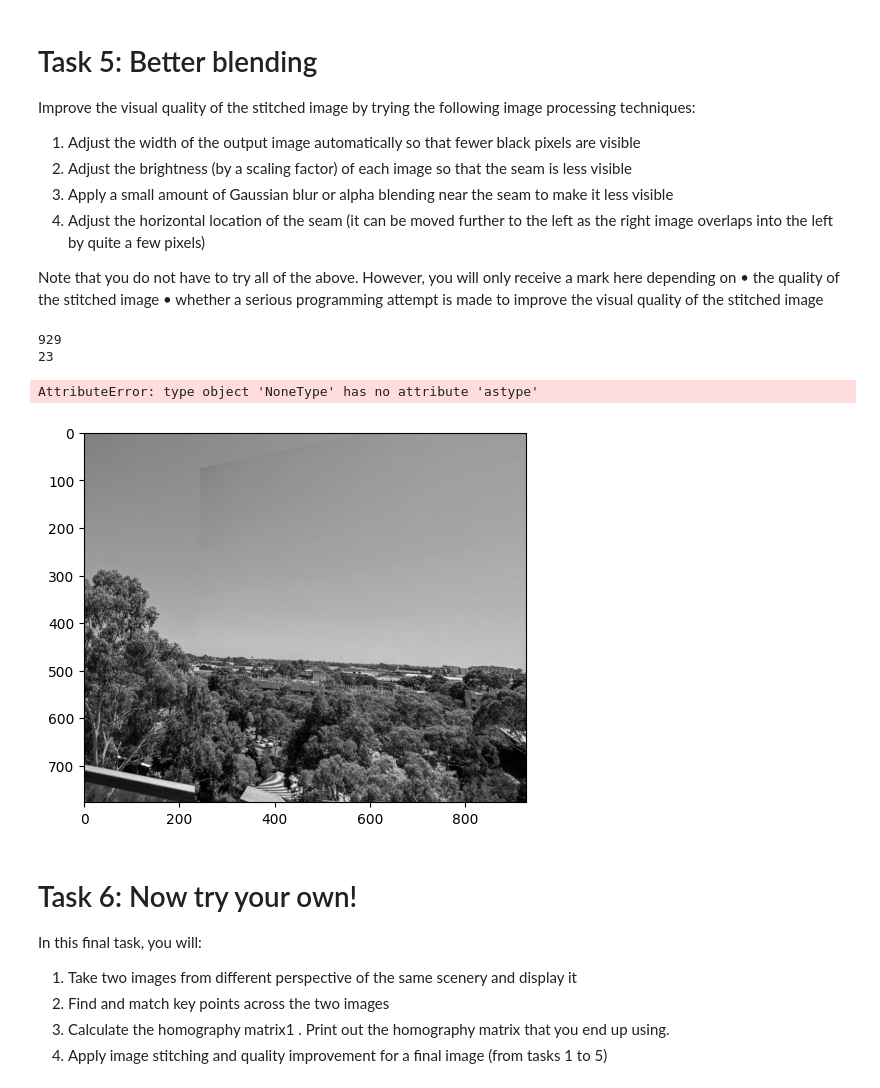
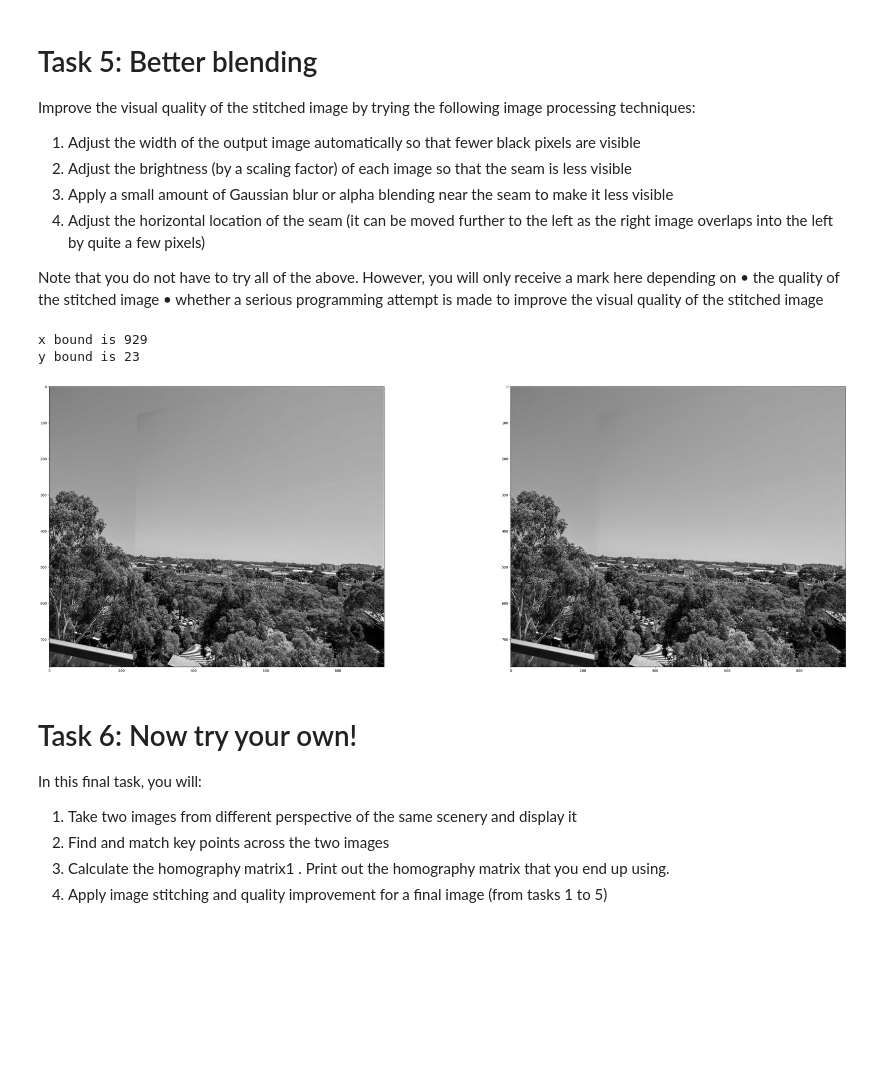
Before and after one commit to jame-slatta/ECE4076_2026, a Jupyter notebook: Lab02/Lab2_student_template.ipynb, the cells around one changed output. Saved outputs shown, nothing was run; the diff lists cells and outputs as text; code cells hidden in the pictures; blank space fills up the shorter version.

```diff
--- a/Lab02/Lab2_student_template.ipynb
+++ b/Lab02/Lab2_student_template.ipynb
@@ -213,57 +213,24 @@ Note that you do not have to try all of the above. However, you will only receiv
 # Write your code here
 
 # The right image appears darker: scale the brightness of the right image and then stitch the images together again
-brightness_scale = 1.07
-bright_right = np.clip(img_right * brightness_scale, 0, 255).astype(np.uint8)
-brightened_image = stitch_images(img_left, bright_right, homography)
+brightness_scale = 1.1
+bright_img = np.clip(img_right * brightness_scale, 0, 255).astype(np.uint8)
+bright_stitch_img = stitch_images(img_left, bright_img, homography)
 
 # loops through each column looking for the first full non-zero column and crops the image at that point
 # Output
 # x - int: the value of the full non-zero column
-def find_col():
-     for x in range(new_img.shape[1] - 1, 0, -1):
-          col = new_img[:, x]
+def find_col(img):
+     for x in range(img.shape[1] - 1, 0, -1):
+          col = img[:, x]
           if (col != 0).all():
                return x
 
 # loops through each row looking for the first full non-zero row and crops the image at that point
 # Output
 # y - int: the value of the full non-zero row
-def find_row():
-     for y in range(0, new_img.shape[0] - 1, 1):
-          row = new_img[y, :new_img.shape[0] - 1]
+def find_row(img):
+     for y in range(0, img.shape[0] - 1, 1):
+          row = img[y, :img.shape[0] - 1]
           if (row != 0).all():
                return y
-
-x_bound = find_col()
-y_bound = find_row()
-
-print(x_bound)
-print(y_bound)
-
-#array slicing to crop image by the above bounds
-brightened_image = brightened_image[y_bound:, :x_bound, :]
-
-# adjust brightness
-plt.figure()
-plt.imshow(brightened_image)
-
-def make_gaussian_kernel(d=5,sigma=3):
-    xx,yy = np.meshgrid(np.arange(d),np.arange(d))
-    f = 1.0/np.sqrt((2*np.pi)**2*sigma**2*sigma**2)*np.exp(-0.5*((xx-d/2)**2 + (yy-d/2)**2)/sigma**2)
-    return f
-
-def gaussian_blur(img, kernel):
-     pad_size = kernel.shape[0] // 2
-     padded_img = np.pad(img, ((pad_size, pad_size), (pad_size, pad_size), (0, 0)), mode='constant')
-     brightened_image = np.zeros_like(img)
-     for y in range(img.shape[0]):
-          for x in range(img.shape[1]):
-               region = padded_img[y:y+kernel.shape[0], x:x+kernel.shape[1]]
-               brightened_image[y, x] = np.sum(region * kernel[:, :, np.newaxis], axis=(0, 1))
-     return
-# %% [output]
-929
-23
-AttributeError: type object 'NoneType' has no attribute 'astype'
-[figure, removed]
@@ -272,3 +237,31 @@ AttributeError: type object 'NoneType' has no attribute 'astype'
+# %%
+# Write your code here
+x_bound = find_col(bright_stitch_img)
+y_bound = find_row(bright_stitch_img)
+
+print('x bound is', x_bound)
+print('y bound is', y_bound)
+
+#array slicing to crop image by the above bounds
+cropped_img = bright_stitch_img[y_bound:, :x_bound, :]
+
+plt.figure(figsize=(45,15))
+plt.subplot(1,2,1)
+plt.imshow(cropped_img)
+
+#apply gaussian kernel
+blurred = cv2.GaussianBlur(cropped_img[0:440, 200:600], (25, 25), 10)
+
+blur_crop = cropped_img
+blur_crop[0:440, 200:600] = blurred
+
+plt.subplot(1,2,2)
+plt.imshow(blur_crop)
+plt.show()
+# %% [output]
+x bound is 929
+y bound is 23
+[figure, added]
 # %% [markdown]
 # Task 6: Now try your own!
 
```
Also changed, not shown: parts of 1 cell of this notebook.
